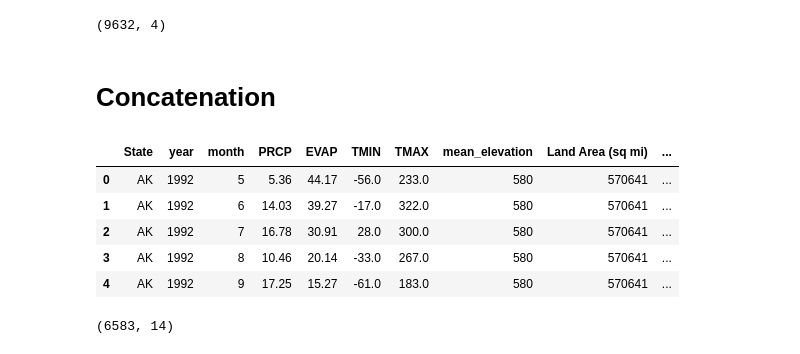
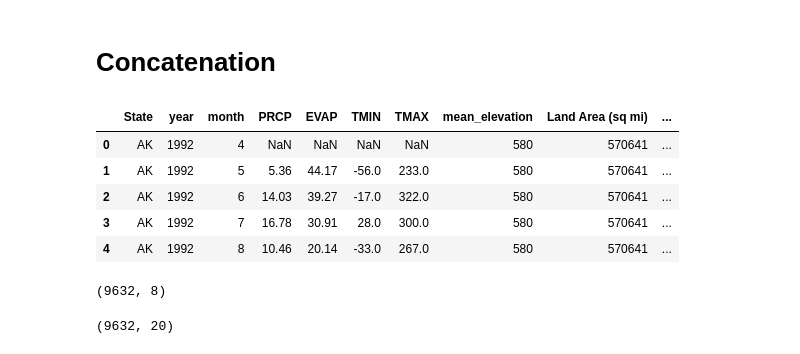
Before and after one commit to DenysBespalko231452/Hackathon_22feb, a Jupyter notebook: test.ipynb, the cells around one changed output. Cells and saved outputs as stored; diff of their text form; code cells hidden in the pictures.

```diff
--- a/test.ipynb
+++ b/test.ipynb
@@ -71,32 +7,57 @@ wildfire_size.head(5)
-# %%
-wildfire_size.shape
-# %% [output]
-(9632, 4)
+# %%
+merged = pd.read_csv('data/merged_state_data.csv')
+weather_monthly = pd.read_csv('data/weather_monthly_state_aggregates.csv')
+wildfire_size = pd.read_csv('data/wildfire_sizes_before_2010.csv')
+drought_data = pd.read_csv('data/drought.csv')
+
+weather_monthly['month'] = pd.to_datetime(weather_monthly['year_month']).dt.month
+weather_monthly['year'] = pd.to_datetime(weather_monthly['year_month']).dt.year
+weather_monthly.drop(columns=['year_month'], inplace=True)
+
+wildfire_size.rename(columns={'month': 'year_month', 'STATE': 'State'}, inplace=True)
+
+wildfire_size['month'] = pd.to_datetime(wildfire_size['year_month']).dt.month
+wildfire_size['year'] = pd.to_datetime(wildfire_size['year_month']).dt.year
+wildfire_size.drop(columns=['year_month'], inplace=True)
+
+drought_data.drop(columns=["MapDate", "ValidEnd", 'StatisticFormatID'], inplace=True)
+drought_data.rename(columns={'StateAbbreviation': 'State'}, inplace=True)
+drought_data['month'] = pd.to_datetime(drought_data['ValidStart']).dt.month
+drought_data['year'] = pd.to_datetime(drought_data['ValidStart']).dt.year
+drought_data.drop(columns=['ValidStart'], inplace=True)
+drought_data = drought_data.groupby(['State', 'year', 'month']).mean().reset_index()
 # %% [markdown]
 # Concatenation
 # %%
 # Merge weather_monthly and wildfire_size on State, month, and year
-merged_weather_wildfire = pd.merge(weather_monthly, wildfire_size, left_on=['State', 'month', 'year'], right_on=['STATE', 'month', 'year'])
-
-# Drop the STATE column
-merged_weather_wildfire.drop(columns=['STATE'], inplace=True)
+merged_weather_wildfire = pd.merge(weather_monthly, wildfire_size, on=['State', 'month', 'year'], how='right')
 
 # Merge the result with the merged dataframe on State
 final_merged = pd.merge(merged_weather_wildfire, merged, left_on='State', right_on='State')
+
+# Merge the result with the drought data on State, month, and year
+final_merged = pd.merge(final_merged, drought_data, on=['State', 'month', 'year'], how='left')
 
 # Reorder columns to have 'month' and 'year' at iloc 1 and 2
 cols = ['State', 'year', 'month'] + [col for col in final_merged.columns if col not in ['State', 'month', 'year', 'total_fire_size']] + ['total_fire_size']
 final_merged = final_merged[cols]
 
+# Percentage of Federal Land to number
+final_merged['Percentage of Federal Land'] = final_merged['Percentage of Federal Land'].str.rstrip('%').astype('float') / 100.0
+
 final_merged.head()
 # %% [output]
 |  | State | year | month | PRCP | EVAP | TMIN | TMAX | mean_elevation | Land Area (sq mi) | ... |
-| 0 | AK | 1992 | 5 | 5.36 | 44.17 | -56.0 | 233.0 | 580 | 570641 | ... |
-| 1 | AK | 1992 | 6 | 14.03 | 39.27 | -17.0 | 322.0 | 580 | 570641 | ... |
-| 2 | AK | 1992 | 7 | 16.78 | 30.91 | 28.0 | 300.0 | 580 | 570641 | ... |
-| 3 | AK | 1992 | 8 | 10.46 | 20.14 | -33.0 | 267.0 | 580 | 570641 | ... |
-| 4 | AK | 1992 | 9 | 17.25 | 15.27 | -61.0 | 183.0 | 580 | 570641 | ... |
+| 0 | AK | 1992 | 4 | NaN | NaN | NaN | NaN | 580 | 570641 | ... |
+| 1 | AK | 1992 | 5 | 5.36 | 44.17 | -56.0 | 233.0 | 580 | 570641 | ... |
+| 2 | AK | 1992 | 6 | 14.03 | 39.27 | -17.0 | 322.0 | 580 | 570641 | ... |
+| 3 | AK | 1992 | 7 | 16.78 | 30.91 | 28.0 | 300.0 | 580 | 570641 | ... |
+| 4 | AK | 1992 | 8 | 10.46 | 20.14 | -33.0 | 267.0 | 580 | 570641 | ... |
+# %%
+merged_weather_wildfire.shape
+# %% [output]
+(9632, 8)
 # %%
 final_merged.shape
 # %% [output]
-(6583, 14)
+(9632, 20)
```
Also changed, not shown: parts of 27 cells of this notebook, 7 other files.
